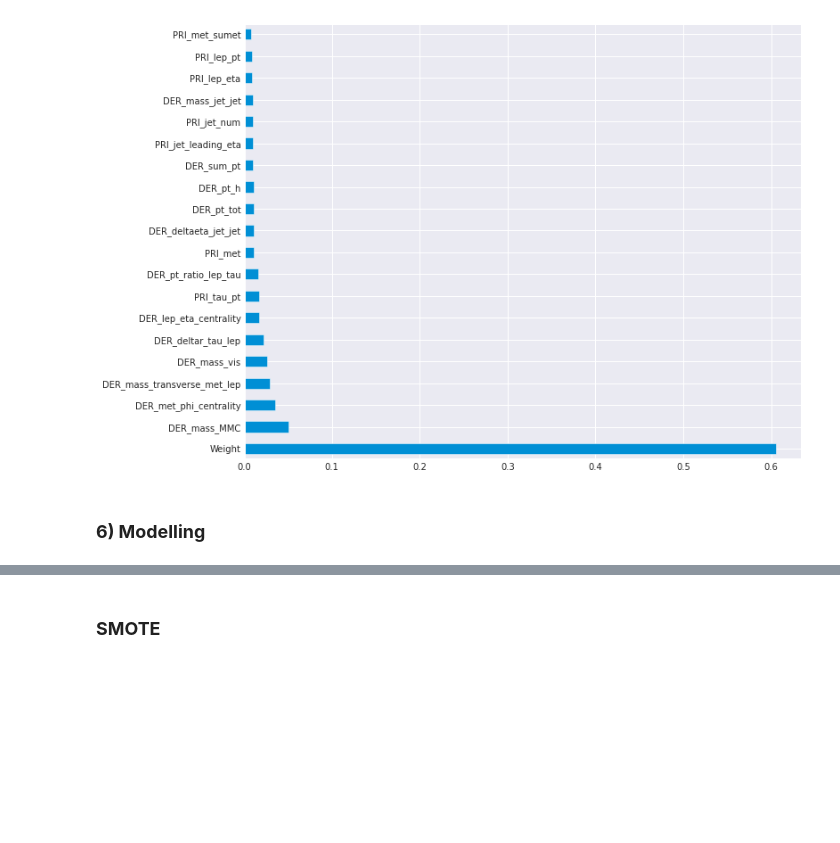
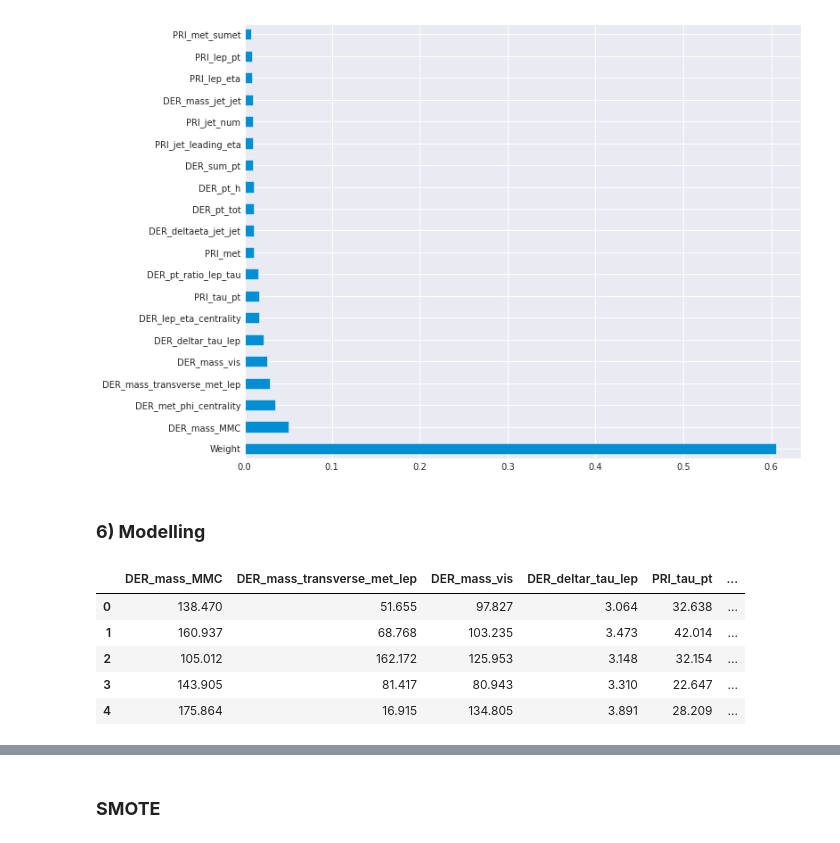
Before and after one commit to sureshmecad/Higgs-Boson-Decay-TMLC, a Jupyter notebook: 3_Higgs_Boson_Final.ipynb, the cells around one changed output, grey strips where cells are left out. Drawn from its saved outputs; the diff is of its cells as text; code cells hidden in the pictures; blank space fills up the shorter version.

```diff
--- a/3_Higgs_Boson_Final.ipynb
+++ b/3_Higgs_Boson_Final.ipynb
@@ -182,0 +279,2 @@ Higgs.drop('EventId', axis=1, inplace=True)
+# %%
+Higgs['DER_mass_MMC'] = Higgs['DER_mass_MMC'].replace(-999.0, 105.012)
@@ -183,3 +403,6 @@ Higgs.drop('EventId', axis=1, inplace=True)
+# %%
+Higgs.drop(["DER_deltaeta_jet_jet", "DER_mass_jet_jet", "DER_prodeta_jet_jet", "DER_lep_eta_centrality",
+            "PRI_jet_leading_pt", "PRI_jet_leading_eta", "PRI_jet_leading_phi", "PRI_jet_subleading_pt", "PRI_jet_subleading_eta", "PRI_jet_subleading_phi"], axis=1, inplace=True)
 # %%
 fig, ax = plt.subplots(6,5, figsize=(16, 18))
 ax = ax.flatten()
@@ -314,5 +537,8 @@ sns.heatmap(Higgs.corr(method='pearson'), cbar=False, annot=True, fmt='.1f', lin
 - **PRI_jet_subleading_pt** is highly correlated with **DER_lep_eta_centrality** (ρ = 0.99935) Rejected
 
 - **PRI_met_sumet** is highly correlated with **DER_sum_pt** (ρ = 0.90448) Rejected
+# %%
+Higgs.drop(["DER_deltaeta_jet_jet", "DER_mass_jet_jet", "DER_prodeta_jet_jet", "DER_lep_eta_centrality",
+            "PRI_jet_leading_pt", "PRI_jet_leading_eta", "PRI_jet_leading_phi", "PRI_jet_subleading_pt", "PRI_jet_subleading_eta", "PRI_jet_subleading_phi"], axis=1, inplace=True)
 # %%
-Higgs.drop(["DER_mass_vis", "DER_deltar_tau_lep", "DER_pt_tot", "PRI_tau_eta", "PRI_tau_phi", "PRI_lep_pt", "PRI_lep_eta", "PRI_lep_phi", "PRI_met", "PRI_met_phi"], axis=1, inplace=True)
+Higgs.drop(["DER_sum_pt", "PRI_jet_num"], axis=1, inplace=True)
@@ -584,3 +814,15 @@ plt.show()
 [figure]
 # %% [markdown]
 ### **6) Modelling**
+# %%
+column = ['DER_mass_MMC', 'DER_mass_transverse_met_lep', 'DER_mass_vis', 'DER_deltar_tau_lep', 'PRI_tau_pt', 'DER_met_phi_centrality', 'DER_pt_h', 'PRI_met']
+
+df = pd.DataFrame(Higgs, columns =column)
+df.head()
+# %% [output]
+|  | DER_mass_MMC | DER_mass_transverse_met_lep | DER_mass_vis | DER_deltar_tau_lep | PRI_tau_pt | ... |
+| 0 | 138.470 | 51.655 | 97.827 | 3.064 | 32.638 | ... |
+| 1 | 160.937 | 68.768 | 103.235 | 3.473 | 42.014 | ... |
+| 2 | 105.012 | 162.172 | 125.953 | 3.148 | 32.154 | ... |
+| 3 | 143.905 | 81.417 | 80.943 | 3.310 | 22.647 | ... |
+| 4 | 175.864 | 16.915 | 134.805 | 3.891 | 28.209 | ... |
```
Also changed, not shown: parts of 37 cells of this notebook.
